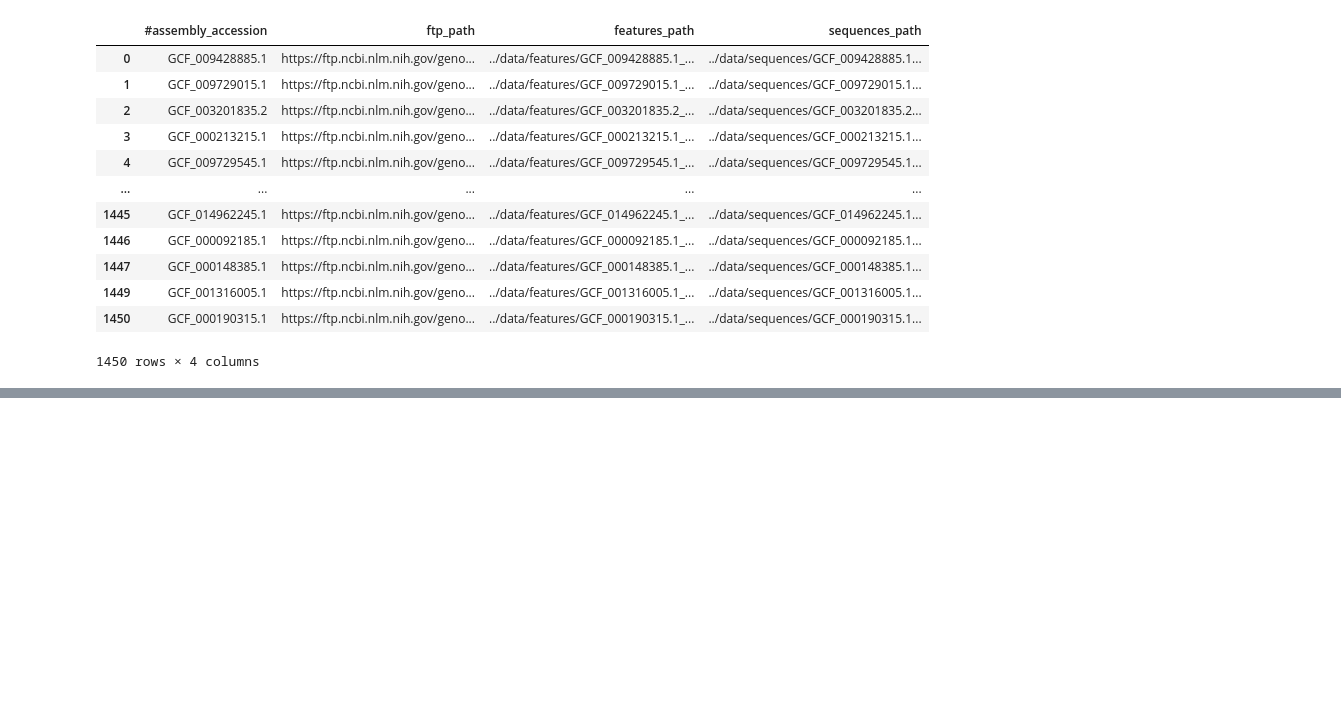
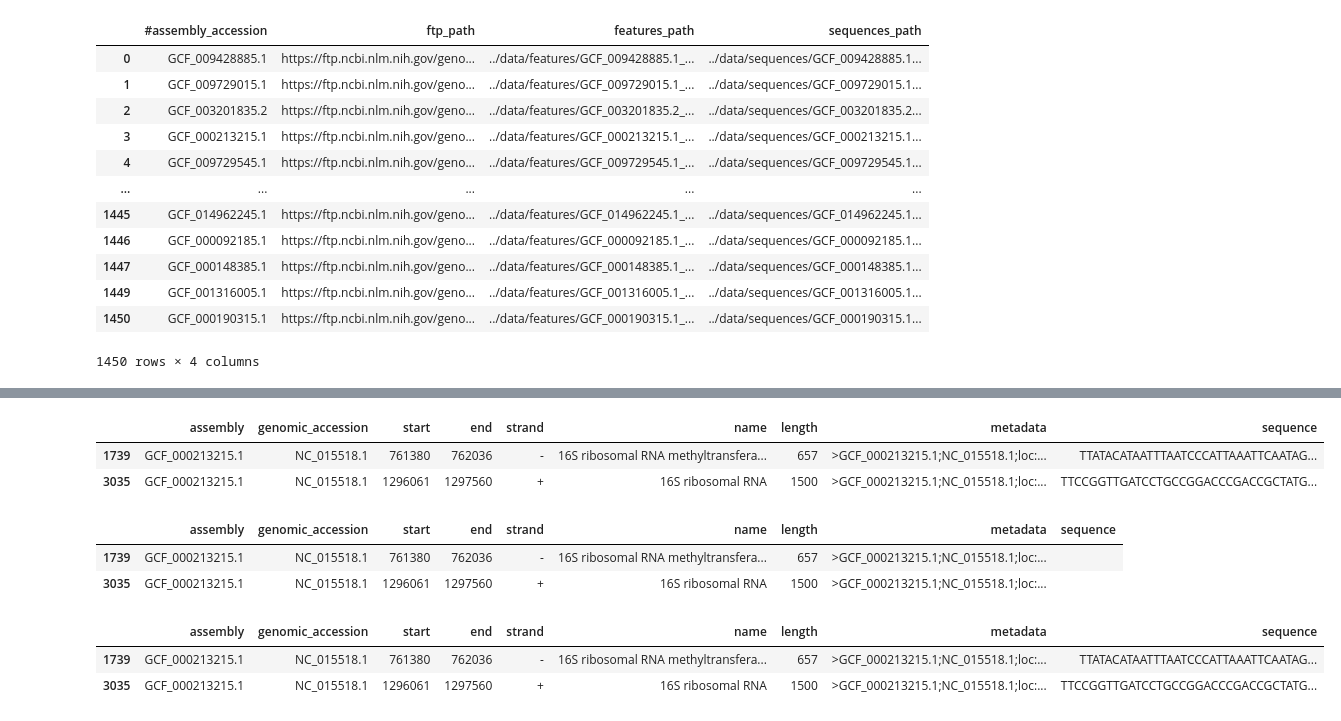
Before and after one commit to igor-sb/rexmapdb, a Jupyter notebook: py/extract_test.ipynb, the cells around one changed output, grey strips where cells are left out. Drawn from its saved outputs; the diff is of its cells as text; code cells hidden in the pictures; blank space fills up the shorter version.

```diff
--- a/py/extract_test.ipynb
+++ b/py/extract_test.ipynb
@@ -188,15 +177,0 @@ sequences_filename
-# %%
-with gzip.open(sequences_filename, 'rt') as sequences_fasta:
-	for fasta_record in SeqIO.parse(sequences_fasta, 'fasta'):
-		features_16s_df = features_df[features_df['genomic_accession'] == fasta_record.id]
-		if not features_16s_df.empty:
-			for j in range(len(feature_record_df)):
-				if ass_f_sub_sub.iloc[j]['strand'] == '-':
-					seq = str(record.seq[start:end].reverse_complement())
-				else:
-					seq = str(record.seq[start:end])
-				fa_out.write('>' + ass_id + delim + record.id + delim + 'loc:' + \
-								str(start) + ',' + str(end-1) + delim + 'strand:' + \
-								ass_f_sub_sub.iloc[j]['strand'] + delim + 'length:' + \
-								str(length) + '\n' + \
-								seq + '\n')
@@ -202,0 +188,14 @@ with gzip.open(sequences_filename, 'rt') as sequences_fasta:
+# %%
+features_16s_df
+# %% [output]
+|  | assembly | genomic_accession | start | end | strand | name | length | metadata | sequence |
+| 1739 | GCF_000213215.1 | NC_015518.1 | 761380 | 762036 | - | 16S ribosomal RNA methyltransfera... | 657 | >GCF_000213215.1;NC_015518.1;loc:... | TTATACATAATTTAATCCCATTAAATTCAATAG... |
+| 3035 | GCF_000213215.1 | NC_015518.1 | 1296061 | 1297560 | + | 16S ribosomal RNA | 1500 | >GCF_000213215.1;NC_015518.1;loc:... | TTCCGGTTGATCCTGCCGGACCCGACCGCTATG... |
+# %%
+features_16s_df['metadata'] = features_16s_df.apply(create_fasta_metadata, axis=1)
+features_16s_df['sequence'] = ''
+features_16s_df
+# %% [output]
+|  | assembly | genomic_accession | start | end | strand | name | length | metadata | sequence |
+| 1739 | GCF_000213215.1 | NC_015518.1 | 761380 | 762036 | - | 16S ribosomal RNA methyltransfera... | 657 | >GCF_000213215.1;NC_015518.1;loc:... |  |
+| 3035 | GCF_000213215.1 | NC_015518.1 | 1296061 | 1297560 | + | 16S ribosomal RNA | 1500 | >GCF_000213215.1;NC_015518.1;loc:... |  |
@@ -202,0 +211,23 @@ with gzip.open(sequences_filename, 'rt') as sequences_fasta:
+# %%
+
+def extract_sequence_from_fasta_record(fasta_record, row):
+	sequence = fasta_record.seq[row['start']:row['end']]
+	if row['strand'] == '-':
+		sequence = sequence.reverse_complement()
+	return str(sequence)
+
+def add_sequences(df, sequences_filename):
+	with gzip.open(sequences_filename, 'rt') as sequences_fasta:
+		for fasta_record in SeqIO.parse(sequences_fasta, 'fasta'):
+			fasta_rows = df['genomic_accession'] == fasta_record.id
+			df.loc[fasta_rows, 'sequence'] = df.loc[fasta_rows].apply(
+				lambda row: extract_sequence_from_fasta_record(fasta_record, row),
+				axis=1,
+			)
+	return df
+
+add_sequences(features_16s_df, sequences_filename)
+# %% [output]
+|  | assembly | genomic_accession | start | end | strand | name | length | metadata | sequence |
+| 1739 | GCF_000213215.1 | NC_015518.1 | 761380 | 762036 | - | 16S ribosomal RNA methyltransfera... | 657 | >GCF_000213215.1;NC_015518.1;loc:... | TTATACATAATTTAATCCCATTAAATTCAATAG... |
+| 3035 | GCF_000213215.1 | NC_015518.1 | 1296061 | 1297560 | + | 16S ribosomal RNA | 1500 | >GCF_000213215.1;NC_015518.1;loc:... | TTCCGGTTGATCCTGCCGGACCCGACCGCTATG... |
```
Also changed, not shown: parts of 14 cells of this notebook, 5 other files.
